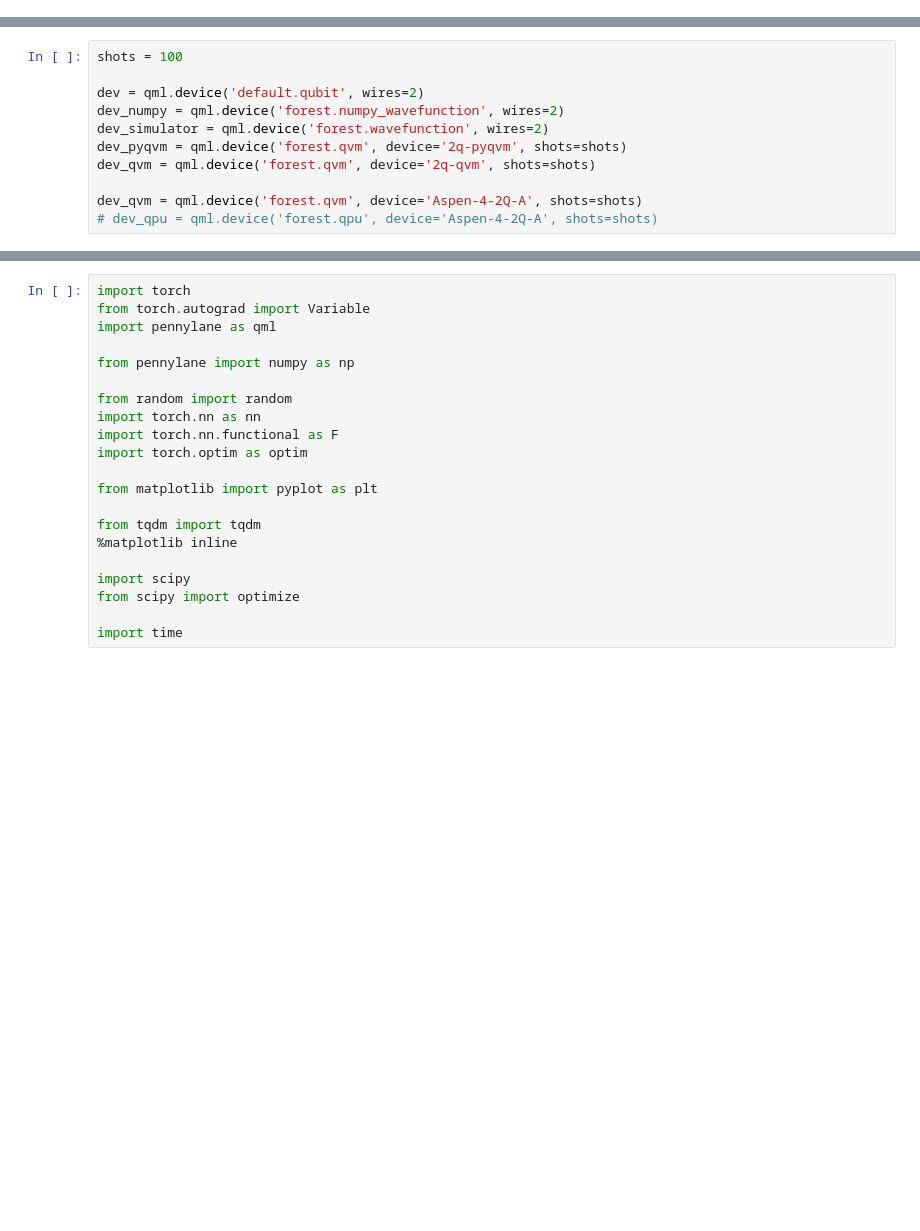
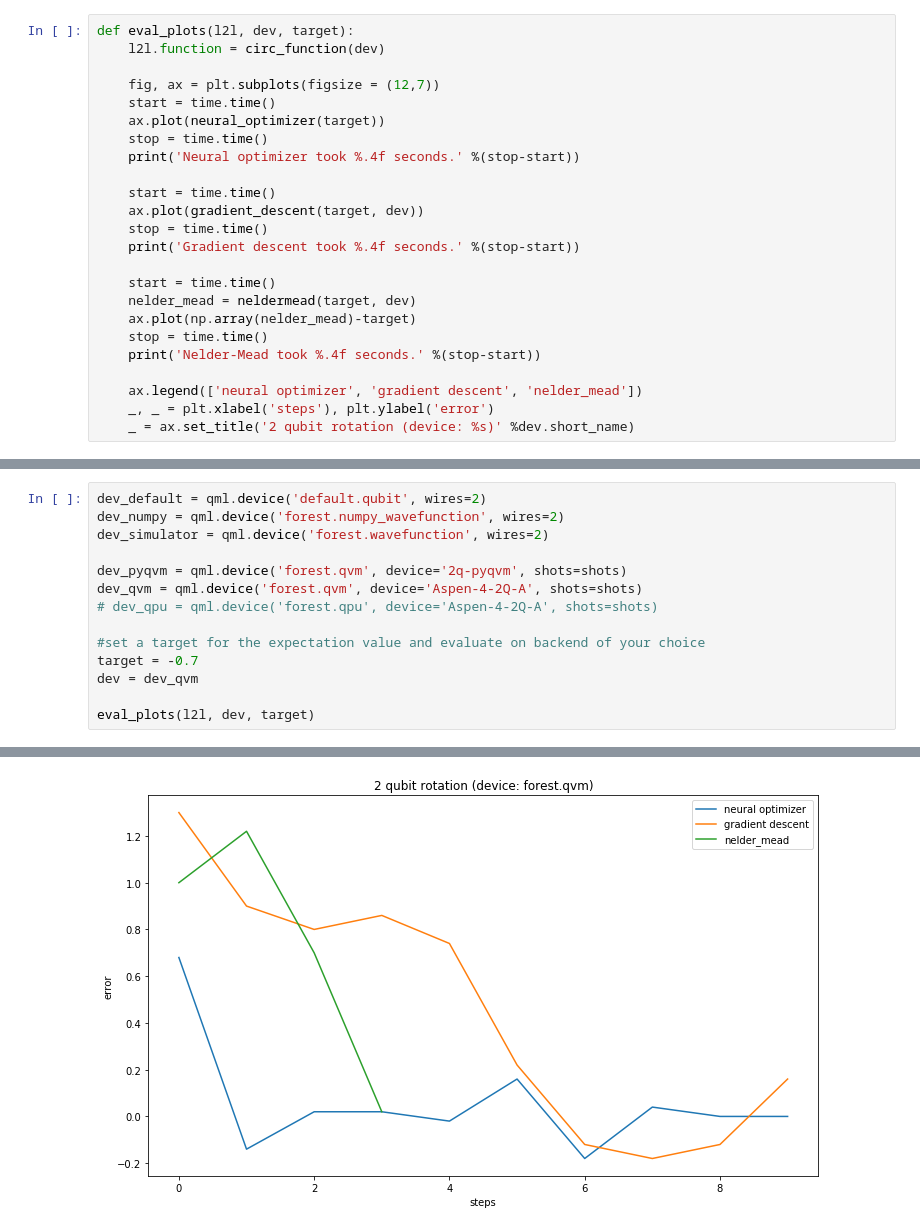
Before and after one commit to dumkar/learning-to-learn-qnn, a Jupyter notebook: l2l-v1.ipynb, the cells around one changed output, grey strips where cells are left out. Saved outputs shown, nothing was run; the diff lists cells and outputs as text; blank space fills up the shorter version.

```diff
--- a/l2l-v1.ipynb
+++ b/l2l-v1.ipynb
@@ -4,0 +207,24 @@ from torch.autograd import Variable
+# %%
+def eval_plots(l2l, dev, target):
+    l2l.function = circ_function(dev)
+
+    fig, ax = plt.subplots(figsize = (12,7))
+    start = time.time()
+    ax.plot(neural_optimizer(target))
+    stop = time.time()
+    print('Neural optimizer took %.4f seconds.' %(stop-start))
+
+    start = time.time()
+    ax.plot(gradient_descent(target, dev))
+    stop = time.time()
+    print('Gradient descent took %.4f seconds.' %(stop-start))
+
+    start = time.time()
+    nelder_mead = neldermead(target, dev)
+    ax.plot(np.array(nelder_mead)-target)
+    stop = time.time()
+    print('Nelder-Mead took %.4f seconds.' %(stop-start))
+
+    ax.legend(['neural optimizer', 'gradient descent', 'nelder_mead'])
+    _, _ = plt.xlabel('steps'), plt.ylabel('error')
+    _ = ax.set_title('2 qubit rotation (device: %s)' %dev.short_name)
@@ -5,11 +242,15 @@ from torch.autograd import Variable
 # %%
-shots = 100
-
-dev = qml.device('default.qubit', wires=2)
+dev_default = qml.device('default.qubit', wires=2)
 dev_numpy = qml.device('forest.numpy_wavefunction', wires=2)
 dev_simulator = qml.device('forest.wavefunction', wires=2)
+
 dev_pyqvm = qml.device('forest.qvm', device='2q-pyqvm', shots=shots)
-dev_qvm = qml.device('forest.qvm', device='2q-qvm', shots=shots)
-
 dev_qvm = qml.device('forest.qvm', device='Aspen-4-2Q-A', shots=shots)
 # dev_qpu = qml.device('forest.qpu', device='Aspen-4-2Q-A', shots=shots)
+
+#set a target for the expectation value and evaluate on backend of your choice
+target = -0.7
+dev = dev_qvm
+
+eval_plots(l2l, dev, target)
+# %% [output]
@@ -16,21 +260 @@ dev_qvm = qml.device('forest.qvm', device='Aspen-4-2Q-A', shots=shots)
+[figure, added]
-# %%
-import torch
-from torch.autograd import Variable
-import pennylane as qml
-
-from pennylane import numpy as np
-
-from random import random
-import torch.nn as nn
-import torch.nn.functional as F
-import torch.optim as optim
-
-from matplotlib import pyplot as plt
-
-from tqdm import tqdm
-%matplotlib inline
-
-import scipy
-from scipy import optimize
-
-import time
```
Also changed, not shown: parts of 13 cells of this notebook.
